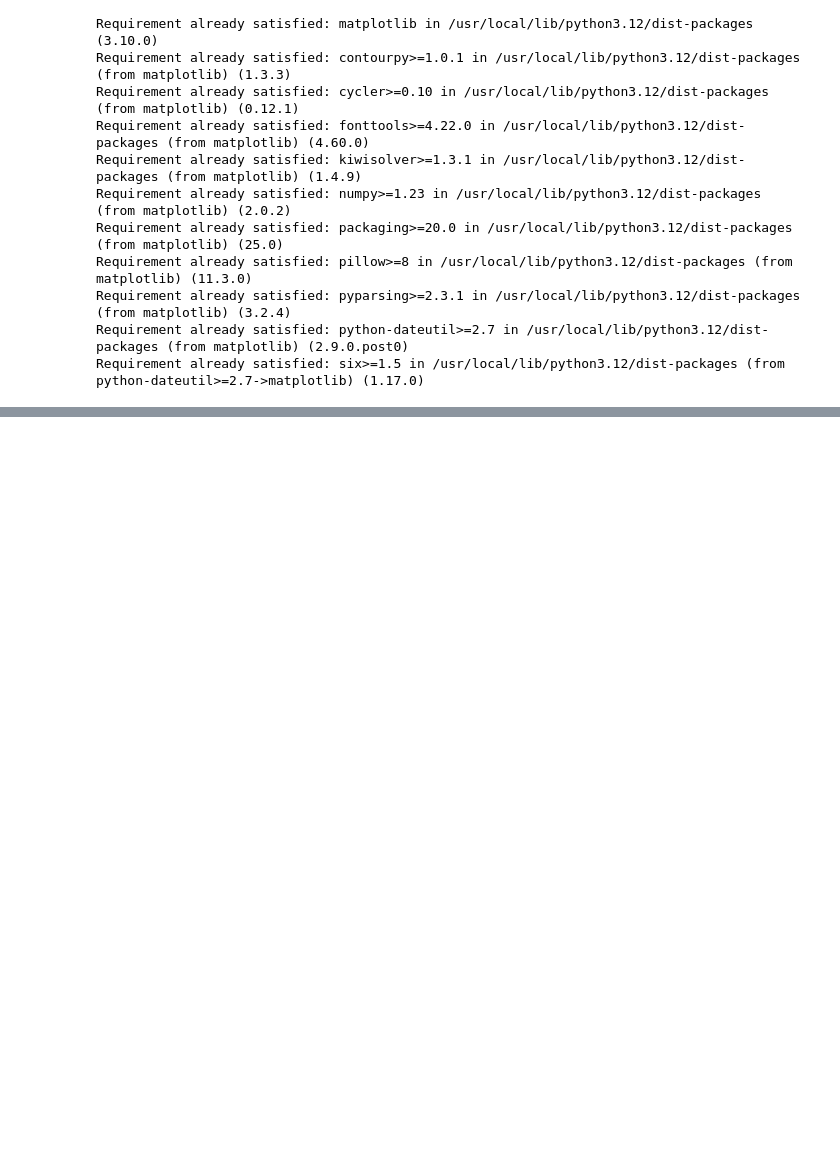
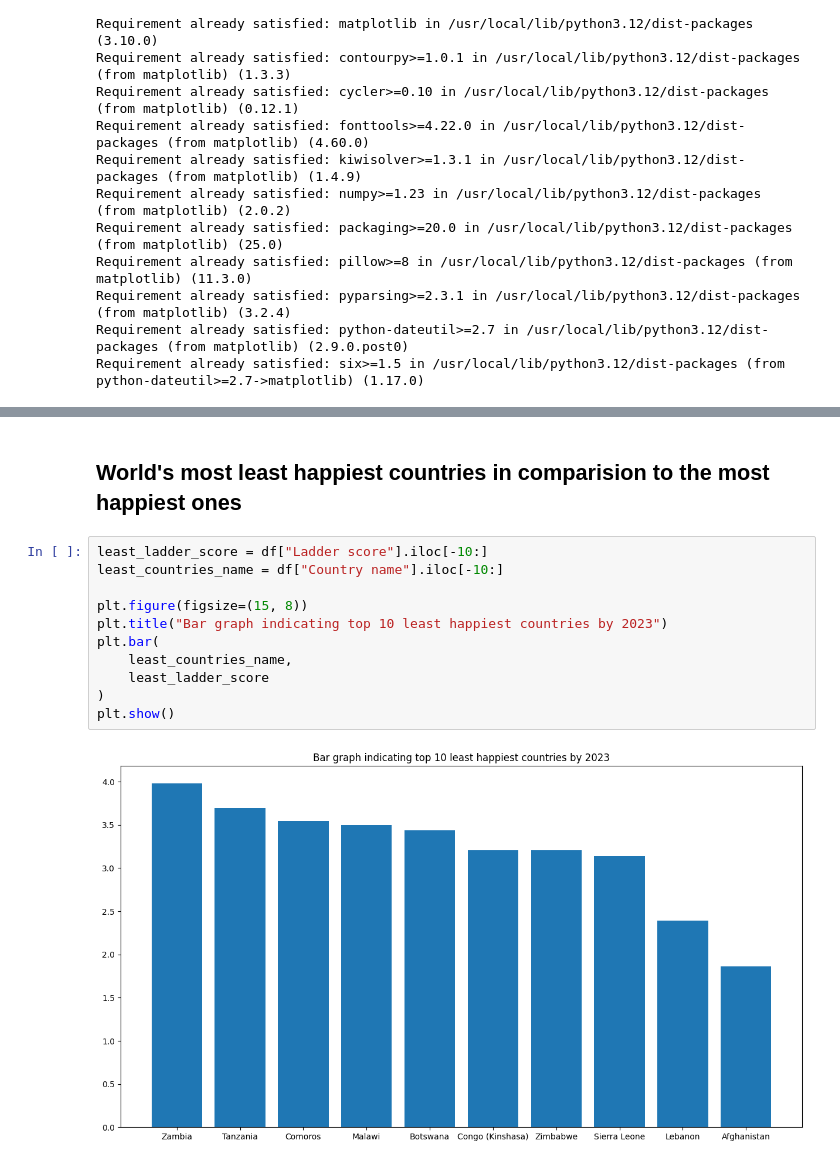
Before and after one commit to Neeschal1/Plotty, a Jupyter notebook: Mini_project.ipynb, the cells around one changed output, grey strips where cells are left out. Drawn from its saved outputs; the diff is of its cells as text; blank space fills up the shorter version.

```diff
--- a/Mini_project.ipynb
+++ b/Mini_project.ipynb
@@ -45,0 +67,15 @@ df.iloc[:10,:]
+# %% [markdown]
+## World's most least happiest countries in comparision to the most happiest ones
+# %%
+least_ladder_score = df["Ladder score"].iloc[-10:]
+least_countries_name = df["Country name"].iloc[-10:]
+
+plt.figure(figsize=(15, 8))
+plt.title("Bar graph indicating top 10 least happiest countries by 2023")
+plt.bar(
+    least_countries_name,
+    least_ladder_score
+)
+plt.show()
+# %% [output]
+[figure, added]
```
Also changed, not shown: parts of 5 cells of this notebook.
